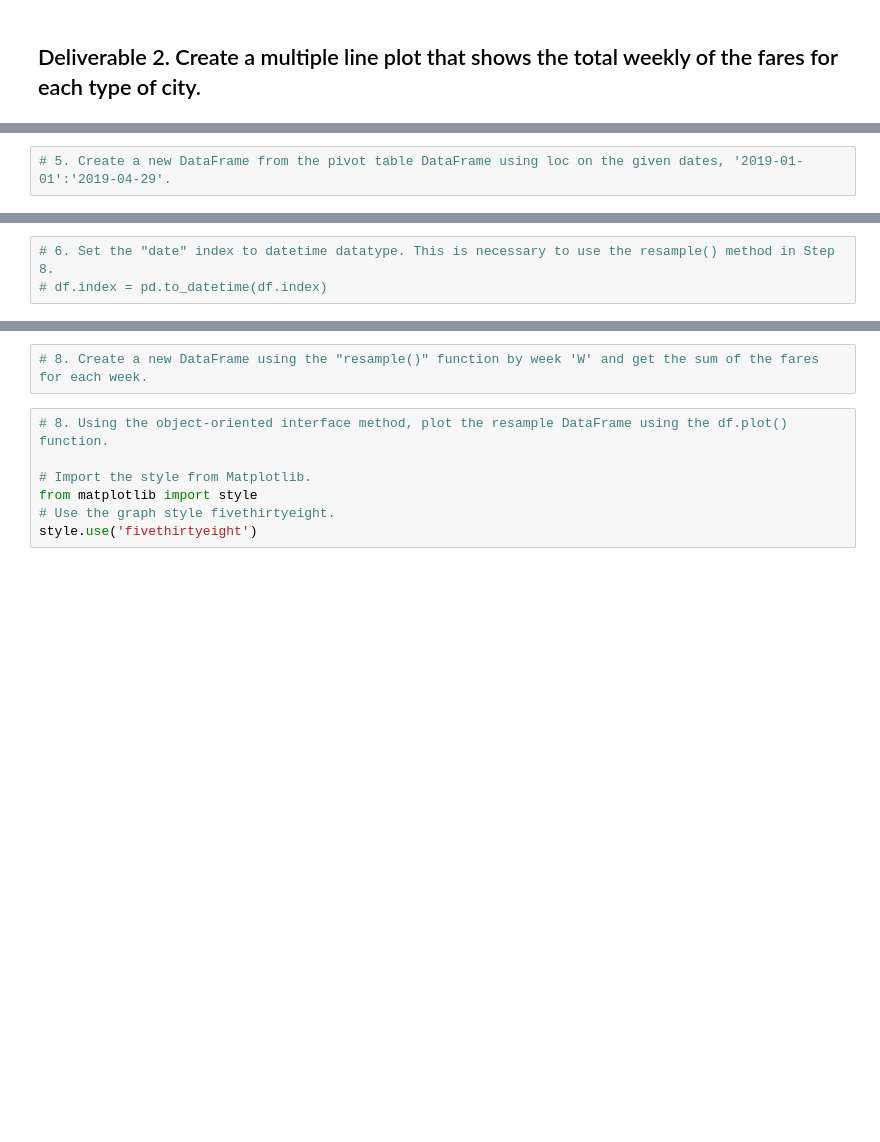
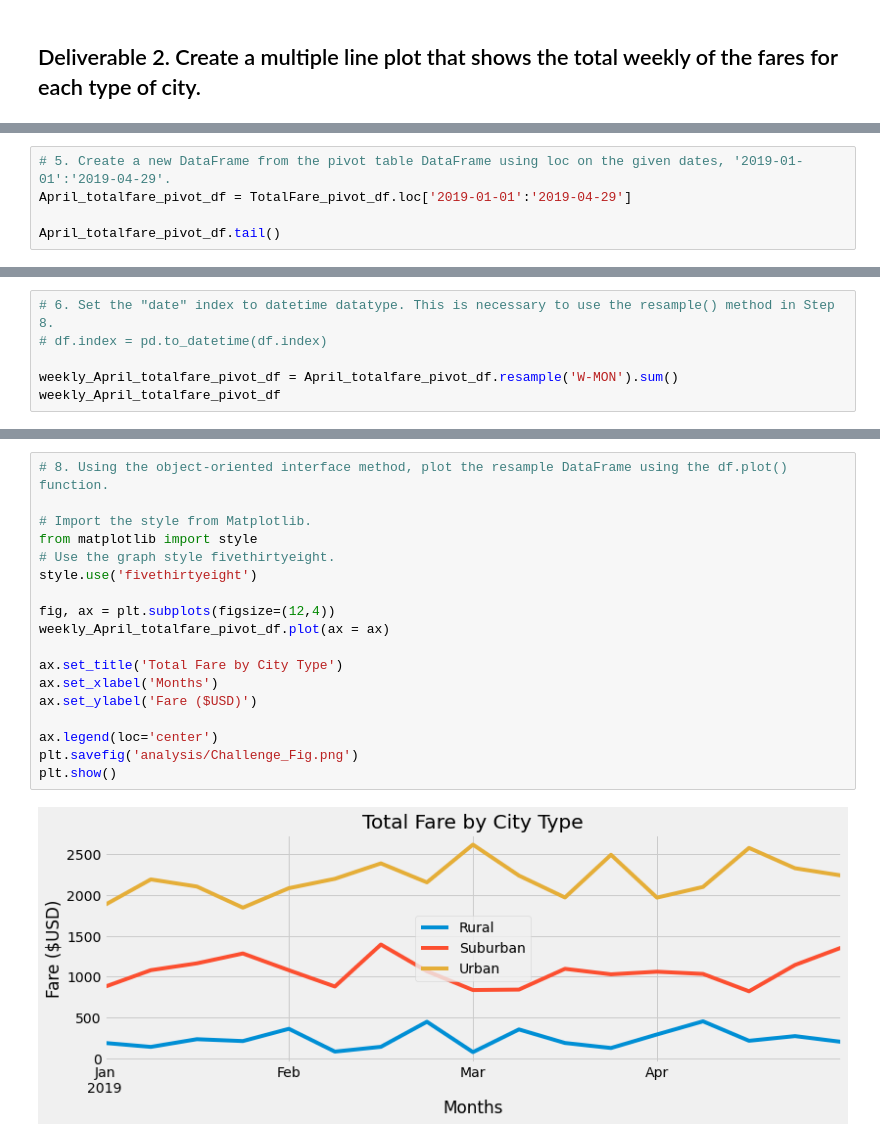
Before and after one commit to FrancisVuong/PyBer_Analysis, a Jupyter notebook: PyBer_Challenge.ipynb, the cells around one changed output, grey strips where cells are left out. Saved outputs shown, nothing was run; the diff lists cells and outputs as text; blank space fills up the shorter version.

```diff
--- a/PyBer_Challenge.ipynb
+++ b/PyBer_Challenge.ipynb
@@ -79,2 +219,5 @@ pyber_summary_df.index.name = None
 # %%
 # 5. Create a new DataFrame from the pivot table DataFrame using loc on the given dates, '2019-01-01':'2019-04-29'.
+April_totalfare_pivot_df = TotalFare_pivot_df.loc['2019-01-01':'2019-04-29']
+
+April_totalfare_pivot_df.tail()
@@ -81,3 +232,6 @@ pyber_summary_df.index.name = None
 # %%
 # 6. Set the "date" index to datetime datatype. This is necessary to use the resample() method in Step 8.
 # df.index = pd.to_datetime(df.index)
+
+weekly_April_totalfare_pivot_df = April_totalfare_pivot_df.resample('W-MON').sum()
+weekly_April_totalfare_pivot_df
@@ -86,9 +281,20 @@ pyber_summary_df.index.name = None
-# %%
-# 8. Create a new DataFrame using the "resample()" function by week 'W' and get the sum of the fares for each week.
 # %%
 # 8. Using the object-oriented interface method, plot the resample DataFrame using the df.plot() function.
 
 # Import the style from Matplotlib.
 from matplotlib import style
 # Use the graph style fivethirtyeight.
 style.use('fivethirtyeight')
+
+fig, ax = plt.subplots(figsize=(12,4))
+weekly_April_totalfare_pivot_df.plot(ax = ax)
+
+ax.set_title('Total Fare by City Type')
+ax.set_xlabel('Months')
+ax.set_ylabel('Fare ($USD)')
+
+ax.legend(loc='center')
+plt.savefig('analysis/Challenge_Fig.png')
+plt.show()
+# %% [output]
+[figure, added]
```
Also changed, not shown: parts of 19 cells of this notebook.
